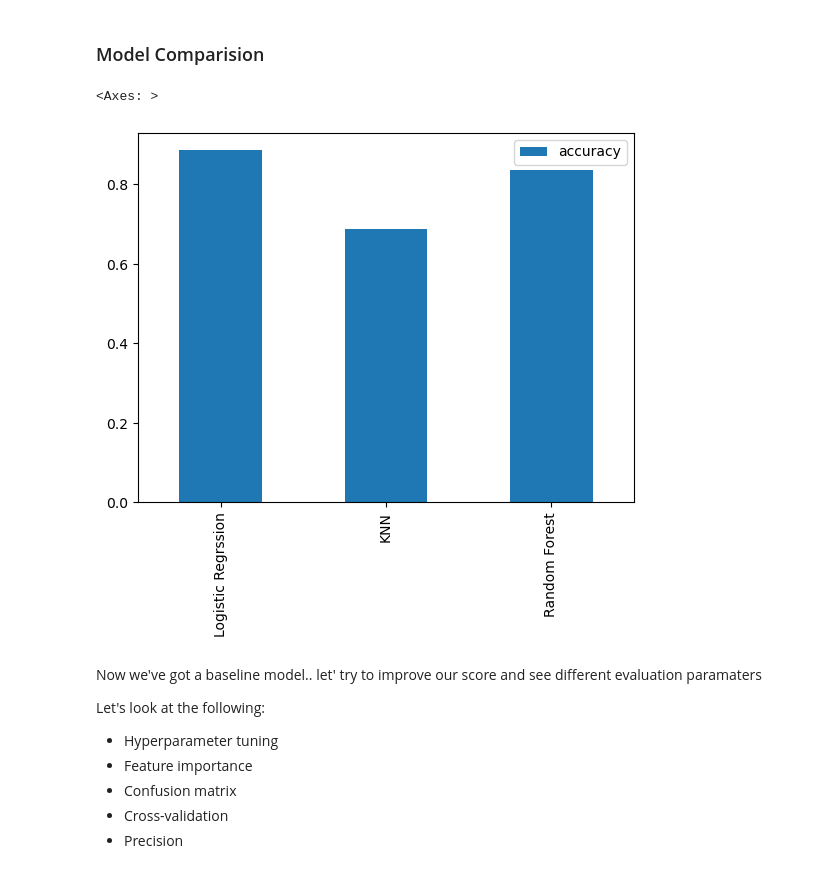
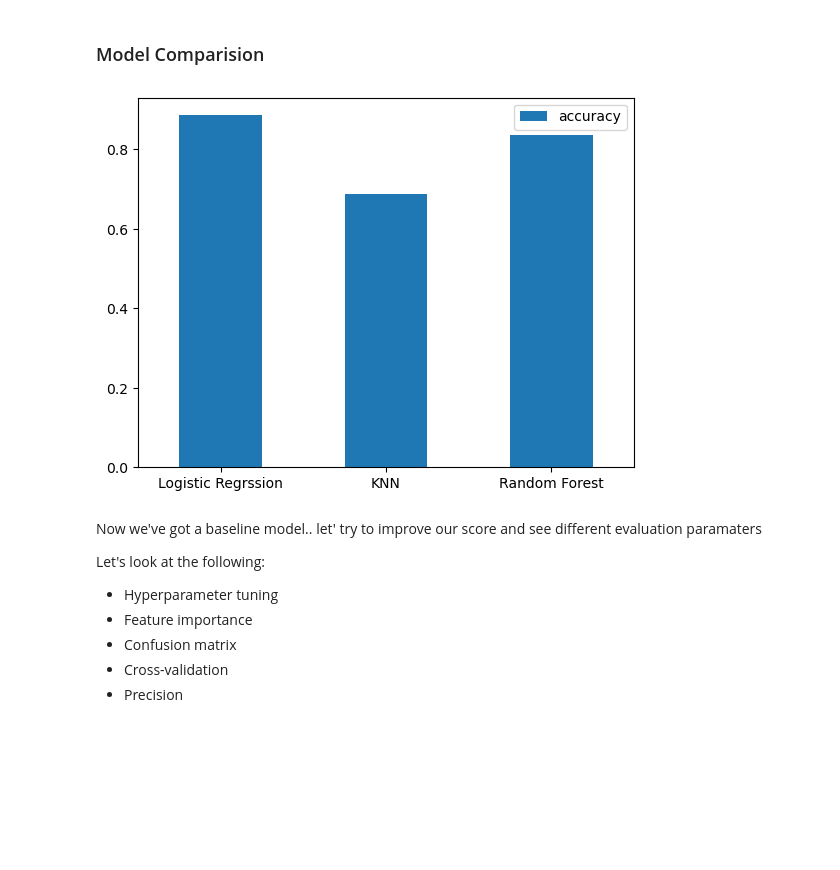
Before and after one commit to RishiMishra3004/ML-Heart-Disease-Classsfication, a Jupyter notebook: end-to-end-heart-disease-classification.ipynb, the cells around one changed output. Drawn from its saved outputs; the diff is of its cells as text; code cells hidden in the pictures; blank space fills up the shorter version.

```diff
--- a/end-to-end-heart-disease-classification.ipynb
+++ b/end-to-end-heart-disease-classification.ipynb
@@ -424,10 +425,9 @@ Please also refer to the documentation for alternative solver options:
 ### Model Comparision
 # %%
 model_compare = pd.DataFrame(model_scores, index=["accuracy"])
-model_compare.T.plot.bar()
+model_compare.T.plot.bar(rot=0);
 # %% [output]
-<Axes: >
-[figure, old version]
+[figure, new version]
 # %% [markdown]
 Now we've got a baseline model.. let' try to improve our score and see different evaluation paramaters
 
```
Also changed, not shown: parts of 39 cells of this notebook.
